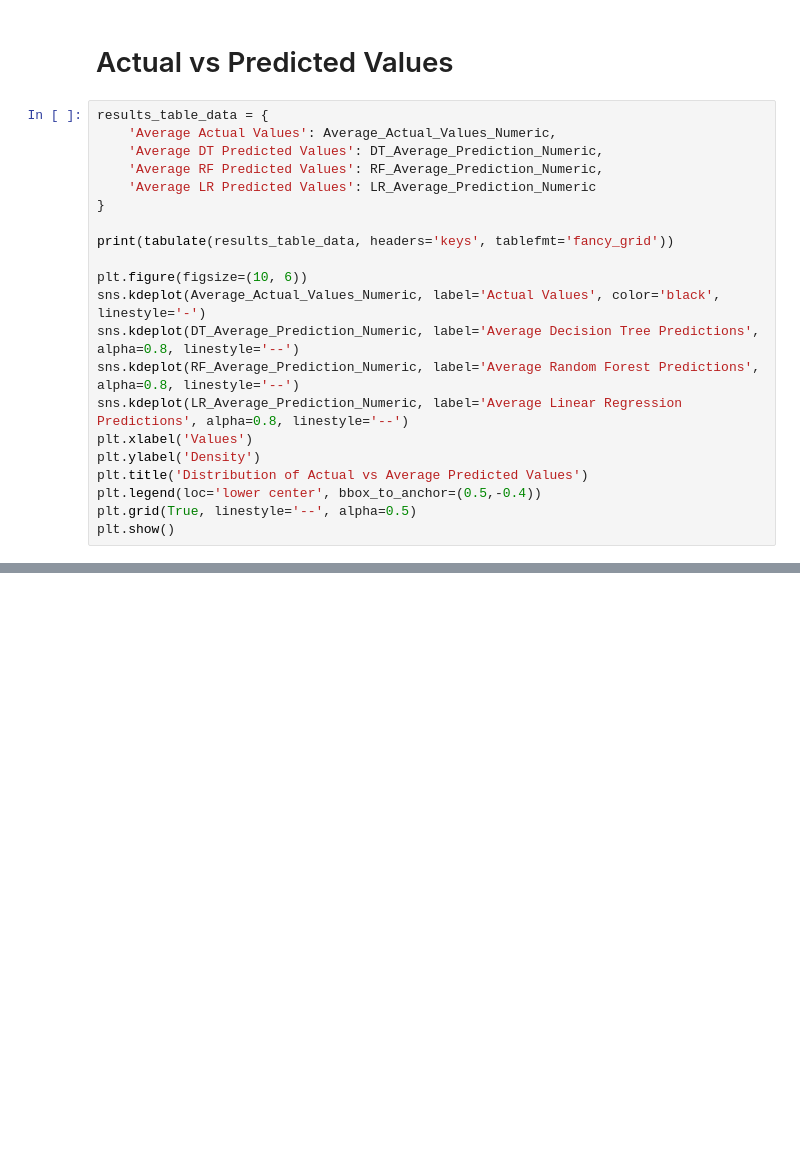
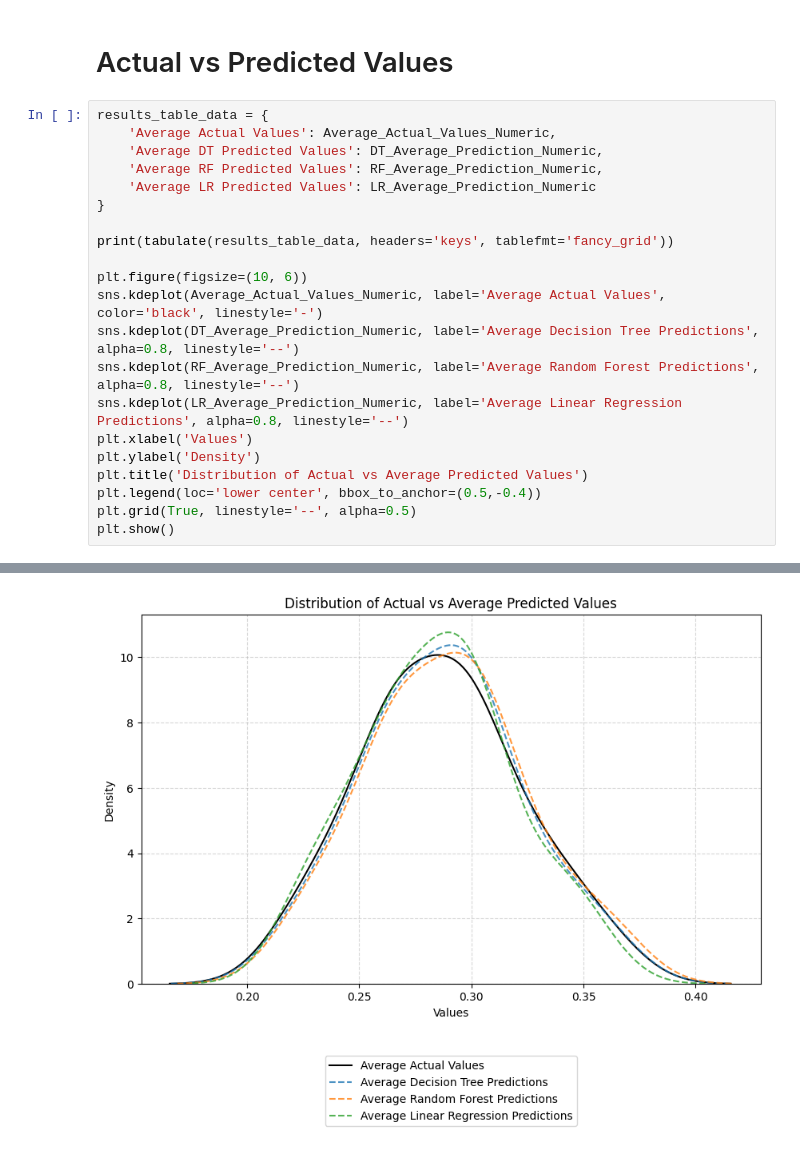
Before and after one commit to NathanPortelli/ICS5110-Applied-ML, a Jupyter notebook: main.ipynb, the cells around one changed output, grey strips where cells are left out. Saved outputs shown, nothing was run; the diff lists cells and outputs as text; blank space fills up the shorter version.

```diff
--- a/main.ipynb
+++ b/main.ipynb
@@ -335,7 +372,7 @@ results_table_data = {
 print(tabulate(results_table_data, headers='keys', tablefmt='fancy_grid'))
 
 plt.figure(figsize=(10, 6))
-sns.kdeplot(Average_Actual_Values_Numeric, label='Actual Values', color='black', linestyle='-')
+sns.kdeplot(Average_Actual_Values_Numeric, label='Average Actual Values', color='black', linestyle='-')
 sns.kdeplot(DT_Average_Prediction_Numeric, label='Average Decision Tree Predictions', alpha=0.8, linestyle='--')
 sns.kdeplot(RF_Average_Prediction_Numeric, label='Average Random Forest Predictions', alpha=0.8, linestyle='--')
 sns.kdeplot(LR_Average_Prediction_Numeric, label='Average Linear Regression Predictions', alpha=0.8, linestyle='--')
@@ -345,3 +382,4 @@ plt.title('Distribution of Actual vs Average Predicted Values')
 plt.legend(loc='lower center', bbox_to_anchor=(0.5,-0.4))
 plt.grid(True, linestyle='--', alpha=0.5)
 plt.show()
+# %% [output]
@@ -347,0 +403 @@ plt.show()
+[figure, added]
```
Also changed, not shown: parts of 7 cells of this notebook, 1 other file.
